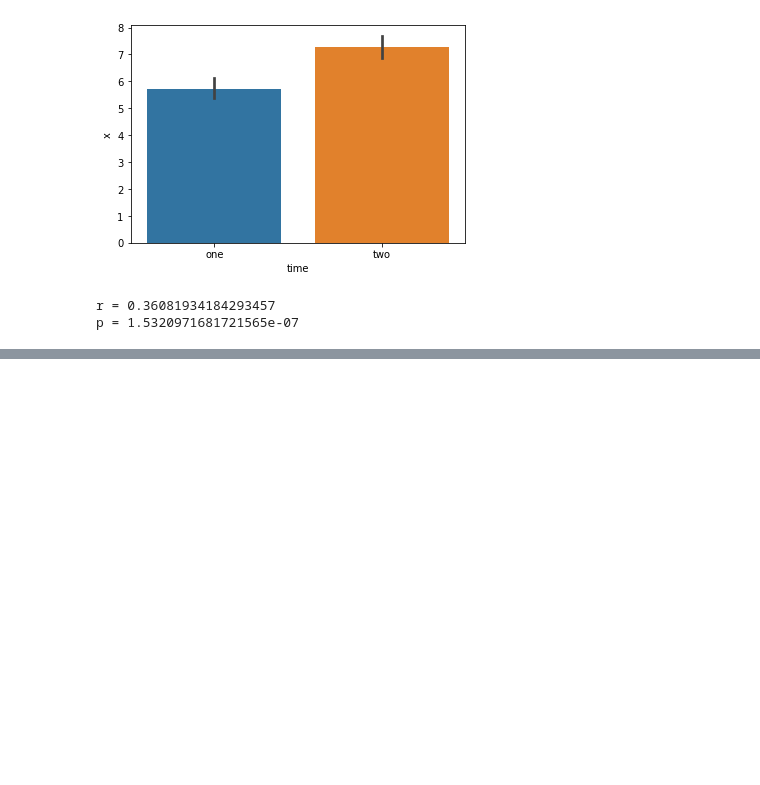
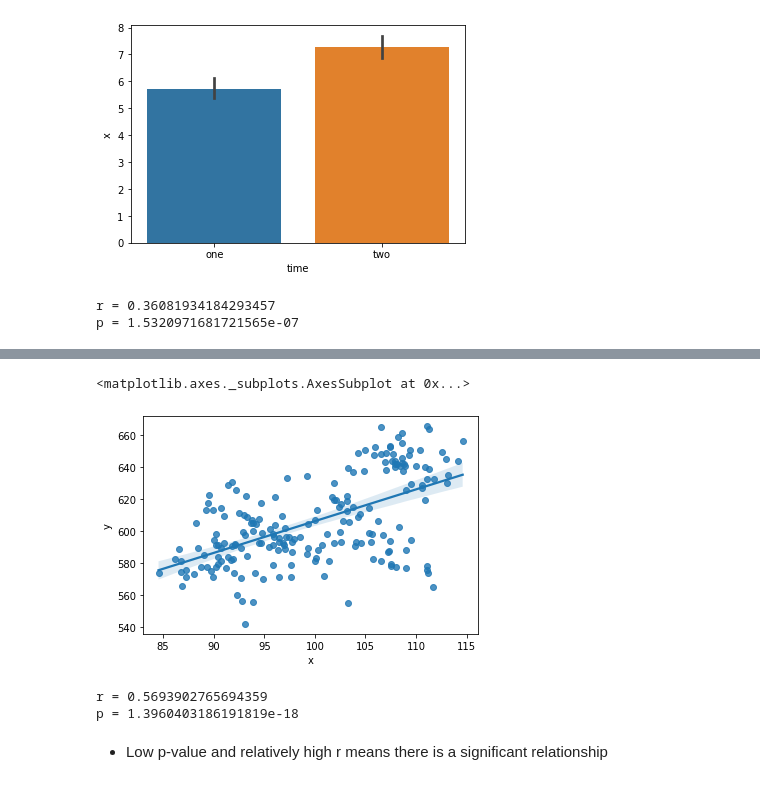
Before and after one commit to matt-c-knight/clustering-exercises, a Jupyter notebook: warmup_10_13.ipynb, the cells around one changed output, grey strips where cells are left out. Drawn from its saved outputs; the diff is of its cells as text; code cells hidden in the pictures; blank space fills up the shorter version.

```diff
--- a/warmup_10_13.ipynb
+++ b/warmup_10_13.ipynb
@@ -48,0 +72,5 @@ p = 1.5320971681721565e-07
+# %%
+sns.regplot(data=df2, x='x', y='y')
+# %% [output]
+<matplotlib.axes._subplots.AxesSubplot at 0x...>
+[figure, added]
@@ -48,0 +80,9 @@ p = 1.5320971681721565e-07
+# %%
+r, p = stats.pearsonr(x,y)
+print('r =', r)
+print('p =', p)
+# %% [output]
+r = 0.5693902765694359
+p = 1.3960403186191819e-18
+# %% [markdown]
+- Low p-value and relatively high r means there is a significant relationship
```
Also changed, not shown: parts of 6 cells of this notebook.
